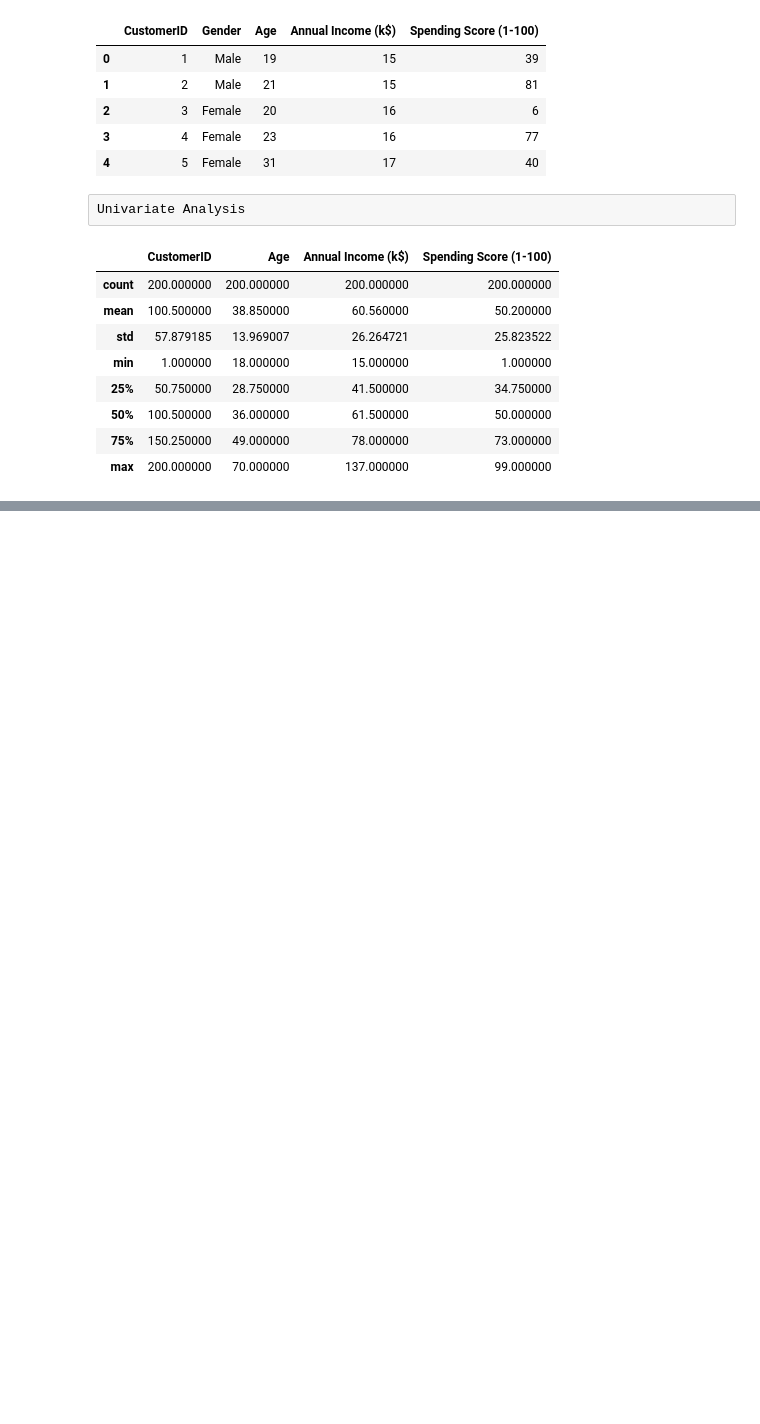
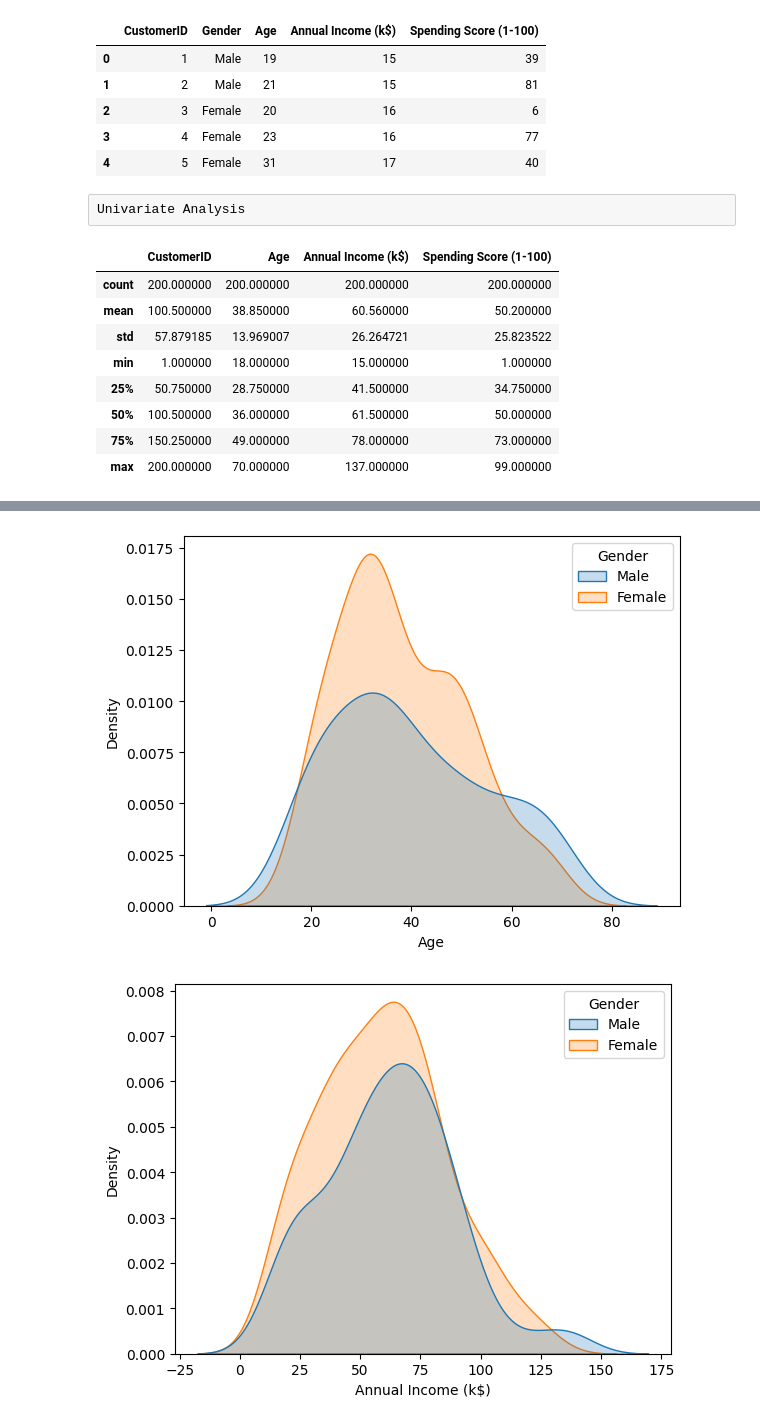
Before and after one commit to MohammedUsman-hub/Python-Customer-Segmentation-Clustering, a Jupyter notebook: Python Customer Segmentation & Clustering.ipynb, the cells around one changed output, grey strips where cells are left out. Cells and saved outputs as stored; diff of their text form; code cells hidden in the pictures; blank space fills up the shorter version.

```diff
--- a/Python Customer Segmentation & Clustering.ipynb
+++ b/Python Customer Segmentation & Clustering.ipynb
@@ -30,0 +57,8 @@ df.describe()
+# %%
+columns = ['Age', 'Annual Income (k$)','Spending Score (1-100)']
+for i in columns:
+    plt.figure()
+    sns.kdeplot(data=df, x=i, shade=True, hue='Gender')
+# %% [output]
+[figure, added]
+[figure, added]
```
Also changed, not shown: parts of 6 cells of this notebook.
